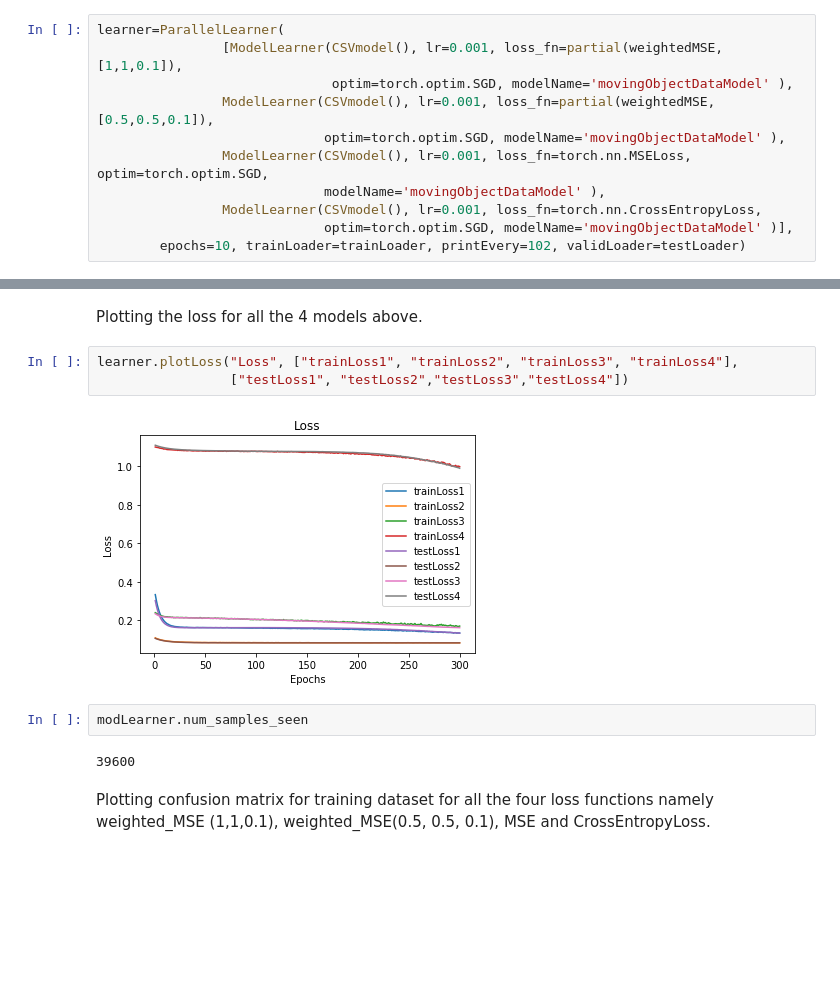
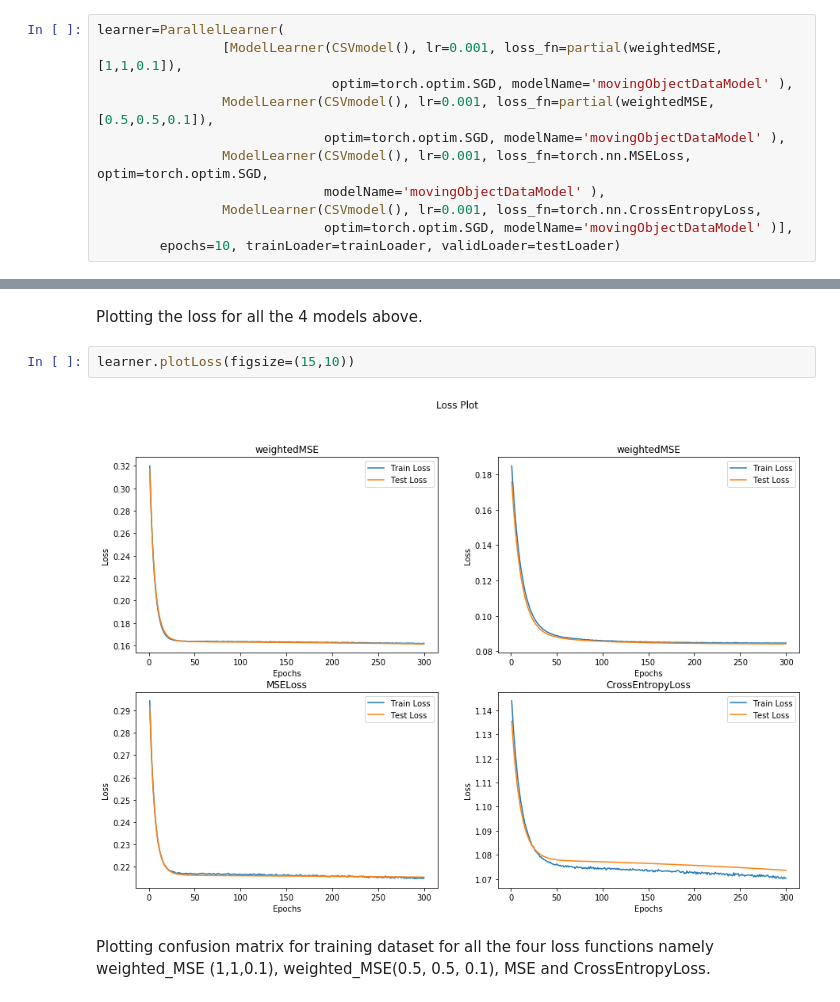
Before and after one commit to dumbPy/SceneR2, a Jupyter notebook: Notebooks/CSV_Model.ipynb, the cells around one changed output, grey strips where cells are left out. Cells and saved outputs as stored; diff of their text form; blank space fills up the shorter version.

```diff
--- a/Notebooks/CSV_Model.ipynb
+++ b/Notebooks/CSV_Model.ipynb
@@ -75,7 +80,7 @@ learner=ParallelLearner(
                              modelName='movingObjectDataModel' ),
                 ModelLearner(CSVmodel(), lr=0.001, loss_fn=torch.nn.CrossEntropyLoss,
                              optim=torch.optim.SGD, modelName='movingObjectDataModel' )],
-        epochs=10, trainLoader=trainLoader, printEvery=102, validLoader=testLoader)
+        epochs=10, trainLoader=trainLoader, validLoader=testLoader)
 # %% [markdown]
 The ParallelLearner trains all the models parallelly by using the same data
 # %%
@@ -105,14 +90,9 @@ lr: 0.001      CE validationLoss: 1.0691689581706607
 # %% [markdown]
 Plotting the loss for all the 4 models above.
-# %%
-learner.plotLoss("Loss", ["trainLoss1", "trainLoss2", "trainLoss3", "trainLoss4"],
-                 ["testLoss1", "testLoss2","testLoss3","testLoss4"])
-# %% [output]
-[figure, removed]
-# %%
-modLearner.num_samples_seen
-# %% [output]
-39600
+# %%
+learner.plotLoss(figsize=(15,10))
+# %% [output]
+[figure, added]
 # %% [markdown]
 Plotting confusion matrix for training dataset for all the four loss functions namely weighted_MSE (1,1,0.1), weighted_MSE(0.5, 0.5, 0.1), MSE and CrossEntropyLoss.
 # %%
```
Also changed, not shown: parts of 24 cells of this notebook, 5 other files.
